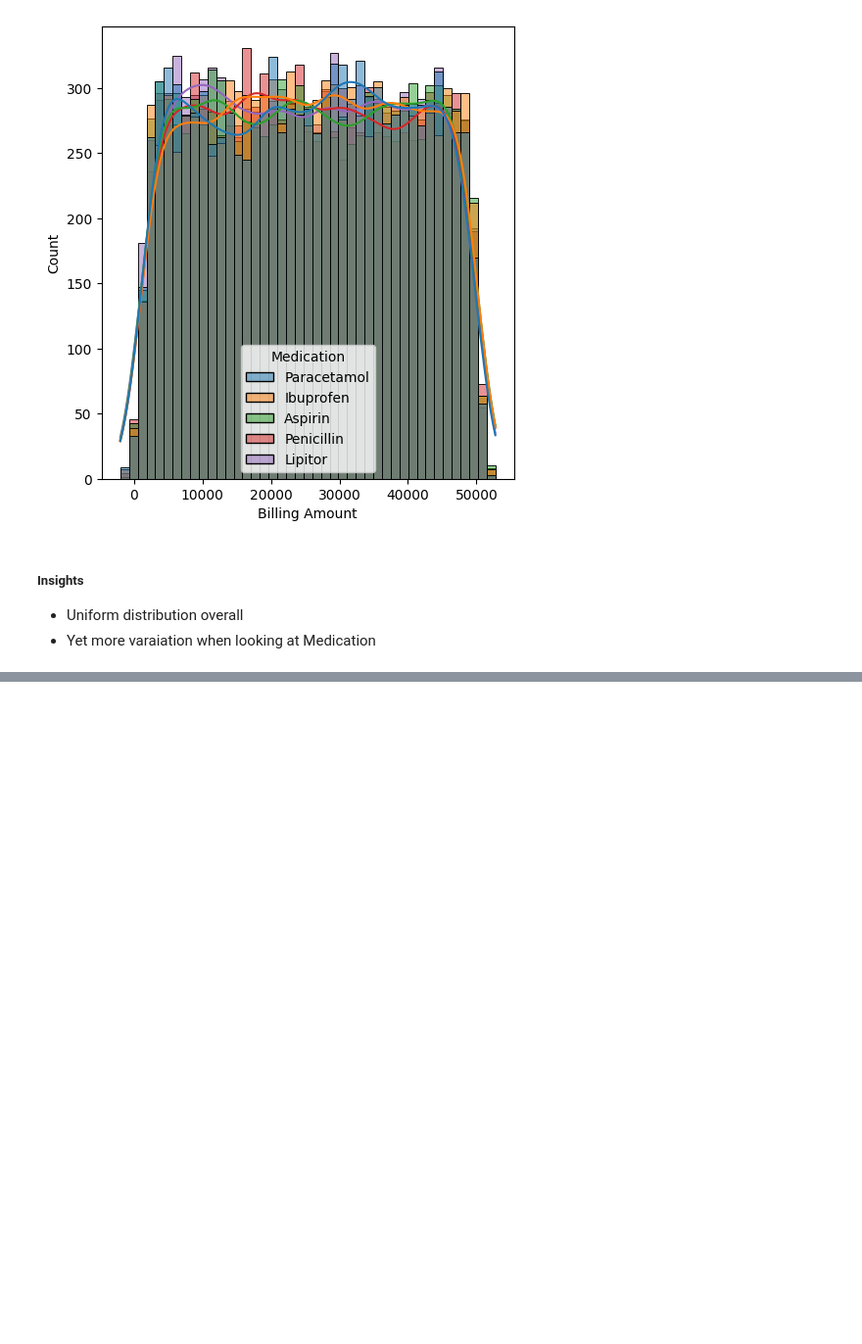
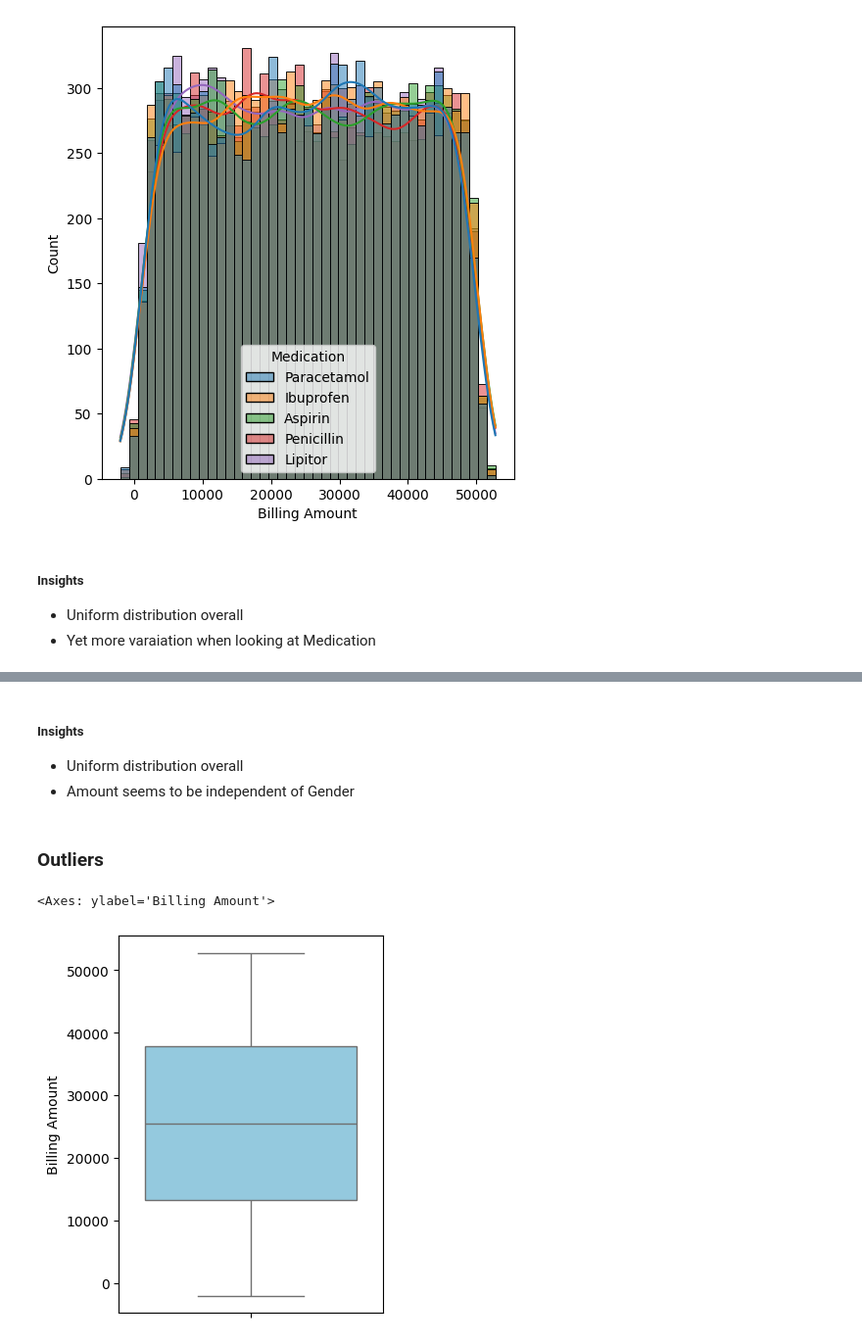
Before and after one commit to Jrodrigo06/MLProject-HealthCareBilling, a Jupyter notebook: notebook/EDA.ipynb, the cells around one changed output, grey strips where cells are left out. Shown at 98% size. Saved outputs shown, nothing was run; the diff lists cells and outputs as text; code cells hidden in the pictures; blank space fills up the shorter version.

```diff
--- a/notebook/EDA.ipynb
+++ b/notebook/EDA.ipynb
@@ -225,0 +238,13 @@ plt.show()
+# %% [markdown]
+#####  Insights
+- Uniform distribution overall
+- Amount seems to be independent of Gender
+# %% [markdown]
+### Outliers
+# %%
+plt.subplots(1,1,figsize=(16,5))
+plt.subplot(141)
+sns.boxplot(df['Billing Amount'],color='skyblue')
+# %% [output]
+<Axes: ylabel='Billing Amount'>
+[figure, added]
```
Also changed, not shown: parts of 5 cells of this notebook.
